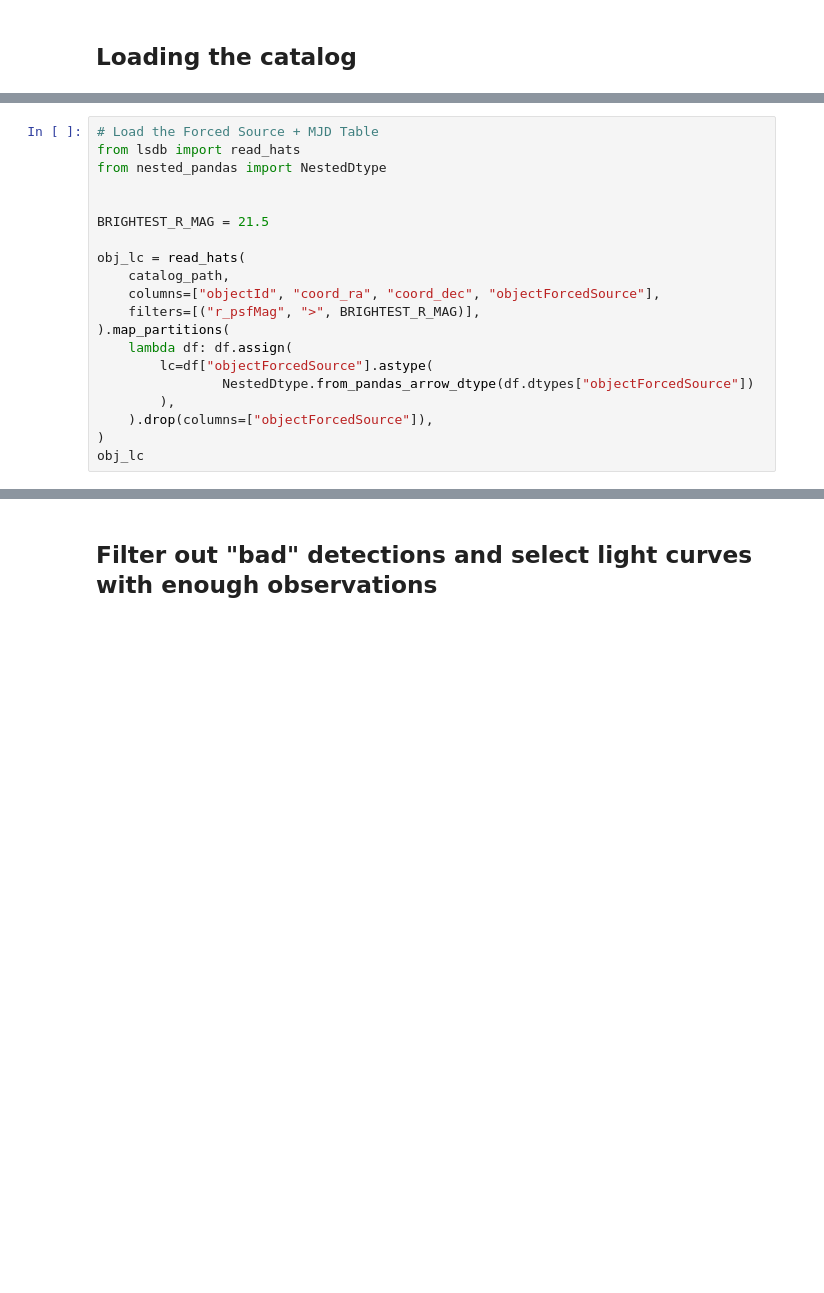
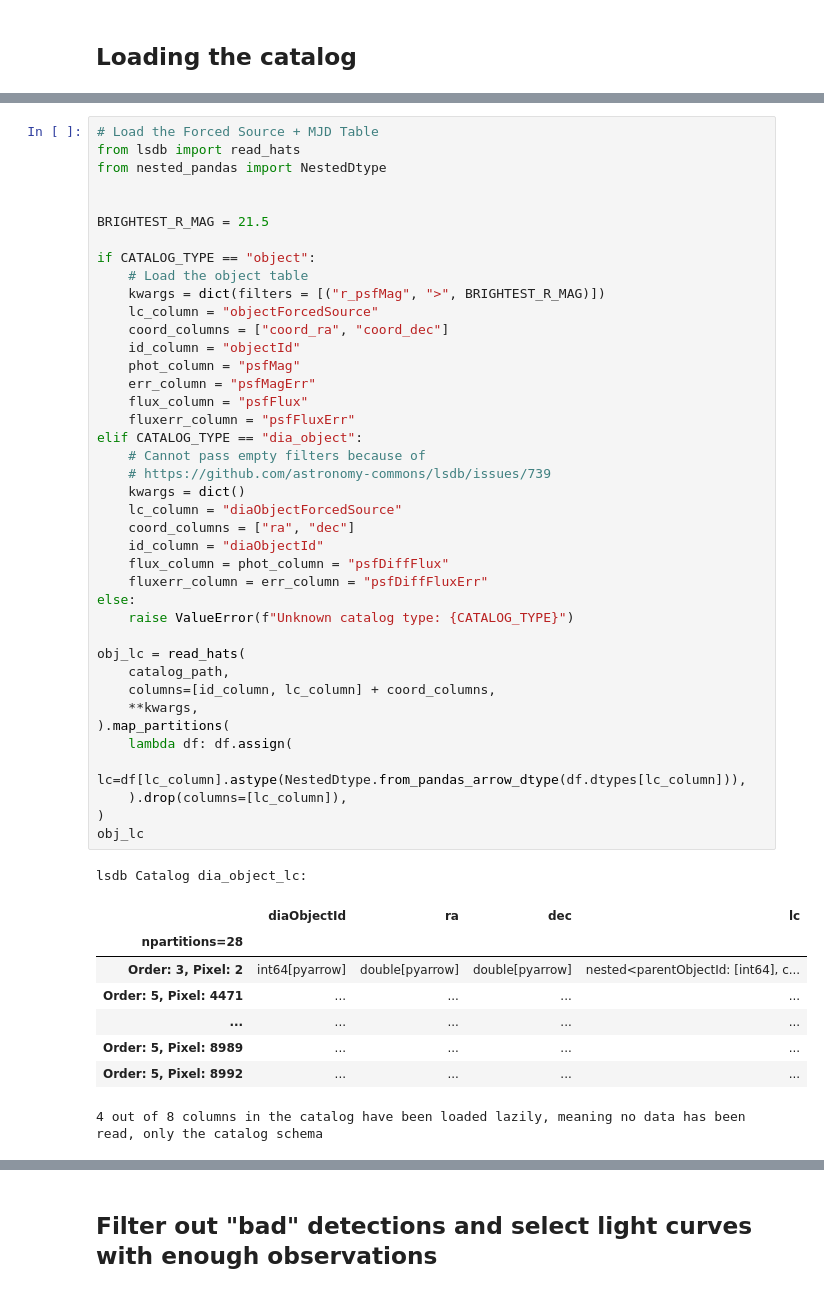
Before and after one commit to lsst-sitcom/linccf, a Jupyter notebook: internal/object_search/periodic_kostya.ipynb, the cells around one changed output, grey strips where cells are left out. Saved outputs shown, nothing was run; the diff lists cells and outputs as text; blank space fills up the shorter version.

```diff
--- a/internal/object_search/periodic_kostya.ipynb
+++ b/internal/object_search/periodic_kostya.ipynb
@@ -30,20 +36,50 @@ catalog_path = hats_path / "object_lc"
 # %%
 # Load the Forced Source + MJD Table
 from lsdb import read_hats
 from nested_pandas import NestedDtype
 
 
 BRIGHTEST_R_MAG = 21.5
 
+if CATALOG_TYPE == "object":
+    # Load the object table
+    kwargs = dict(filters = [("r_psfMag", ">", BRIGHTEST_R_MAG)])
+    lc_column = "objectForcedSource"
+    coord_columns = ["coord_ra", "coord_dec"]
+    id_column = "objectId"
+    phot_column = "psfMag"
+    err_column = "psfMagErr"
+    flux_column = "psfFlux"
+    fluxerr_column = "psfFluxErr"
+elif CATALOG_TYPE == "dia_object":
+    # Cannot pass empty filters because of
+    # https://github.com/astronomy-commons/lsdb/issues/739
+    kwargs = dict()
+    lc_column = "diaObjectForcedSource"
+    coord_columns = ["ra", "dec"]
+    id_column = "diaObjectId"
+    flux_column = phot_column = "psfDiffFlux"
+    fluxerr_column = err_column = "psfDiffFluxErr"
+else:
+    raise ValueError(f"Unknown catalog type: {CATALOG_TYPE}")
+
 obj_lc = read_hats(
     catalog_path,
-    columns=["objectId", "coord_ra", "coord_dec", "objectForcedSource"],
-    filters=[("r_psfMag", ">", BRIGHTEST_R_MAG)],
+    columns=[id_column, lc_column] + coord_columns,
+    **kwargs,
 ).map_partitions(
     lambda df: df.assign(
-        lc=df["objectForcedSource"].astype(
-                NestedDtype.from_pandas_arrow_dtype(df.dtypes["objectForcedSource"])
-        ),
-    ).drop(columns=["objectForcedSource"]),
+        lc=df[lc_column].astype(NestedDtype.from_pandas_arrow_dtype(df.dtypes[lc_column])),
+    ).drop(columns=[lc_column]),
 )
 obj_lc
+# %% [output]
+lsdb Catalog dia_object_lc:
+|  | diaObjectId | ra | dec | lc |
+| npartitions=28 |  |  |  |  |
+| Order: 3, Pixel: 2 | int64[pyarrow] | double[pyarrow] | double[pyarrow] | nested<parentObjectId: [int64], c... |
+| Order: 5, Pixel: 4471 | ... | ... | ... | ... |
+| ... | ... | ... | ... | ... |
+| Order: 5, Pixel: 8989 | ... | ... | ... | ... |
+| Order: 5, Pixel: 8992 | ... | ... | ... | ... |
+4 out of 8 columns in the catalog have been loaded lazily, meaning no data has been read, only the catalog schema
```
Also changed, not shown: parts of 19 cells of this notebook, 6 other files.
